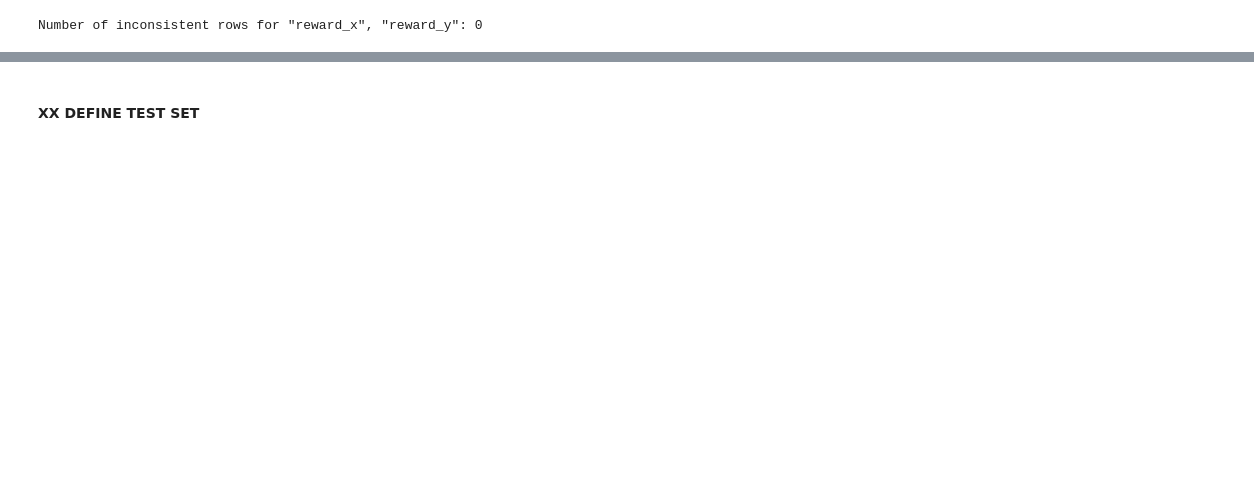
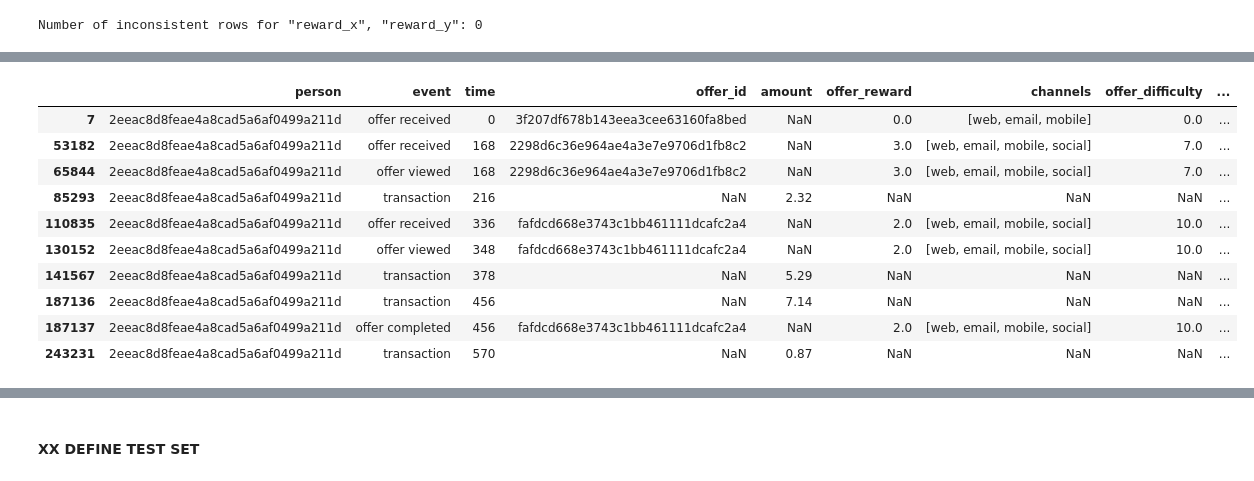
Before and after one commit to Oliver-Balb/Starbucks, a Jupyter notebook: Starbucks_Capstone_notebook.ipynb, the cells around one changed output, grey strips where cells are left out. Saved outputs shown, nothing was run; the diff lists cells and outputs as text; code cells hidden in the pictures; blank space fills up the shorter version.

```diff
--- a/Starbucks_Capstone_notebook.ipynb
+++ b/Starbucks_Capstone_notebook.ipynb
@@ -312,3 +325,18 @@ transcript_norm.rename(columns={'reward_y': 'offer_reward', 'duration': 'offer_d
+# %%
+# xx
+transcript_norm[transcript_norm['person'] == "2eeac8d8feae4a8cad5a6af0499a211d"]
+# %% [output]
+|  | person | event | time | offer_id | amount | offer_reward | channels | offer_difficulty | ... |
+| 7 | 2eeac8d8feae4a8cad5a6af0499a211d | offer received | 0 | 3f207df678b143eea3cee63160fa8bed | NaN | 0.0 | [web, email, mobile] | 0.0 | ... |
+| 53182 | 2eeac8d8feae4a8cad5a6af0499a211d | offer received | 168 | 2298d6c36e964ae4a3e7e9706d1fb8c2 | NaN | 3.0 | [web, email, mobile, social] | 7.0 | ... |
+| 65844 | 2eeac8d8feae4a8cad5a6af0499a211d | offer viewed | 168 | 2298d6c36e964ae4a3e7e9706d1fb8c2 | NaN | 3.0 | [web, email, mobile, social] | 7.0 | ... |
+| 85293 | 2eeac8d8feae4a8cad5a6af0499a211d | transaction | 216 | NaN | 2.32 | NaN | NaN | NaN | ... |
+| 110835 | 2eeac8d8feae4a8cad5a6af0499a211d | offer received | 336 | fafdcd668e3743c1bb461111dcafc2a4 | NaN | 2.0 | [web, email, mobile, social] | 10.0 | ... |
+| 130152 | 2eeac8d8feae4a8cad5a6af0499a211d | offer viewed | 348 | fafdcd668e3743c1bb461111dcafc2a4 | NaN | 2.0 | [web, email, mobile, social] | 10.0 | ... |
+| 141567 | 2eeac8d8feae4a8cad5a6af0499a211d | transaction | 378 | NaN | 5.29 | NaN | NaN | NaN | ... |
+| 187136 | 2eeac8d8feae4a8cad5a6af0499a211d | transaction | 456 | NaN | 7.14 | NaN | NaN | NaN | ... |
+| 187137 | 2eeac8d8feae4a8cad5a6af0499a211d | offer completed | 456 | fafdcd668e3743c1bb461111dcafc2a4 | NaN | 2.0 | [web, email, mobile, social] | 10.0 | ... |
+| 243231 | 2eeac8d8feae4a8cad5a6af0499a211d | transaction | 570 | NaN | 0.87 | NaN | NaN | NaN | ... |
 # %%
 # Focus just on "offer_type" "bogo" or "discount" and all "offer received" events
 offer_agg = transcript_norm.loc[(transcript_norm['event'] == 'offer received') & (transcript_norm['offer_type'].isin(['bogo', 'discount']))].copy()
```
Also changed, not shown: parts of 22 cells of this notebook, 5 other files.
